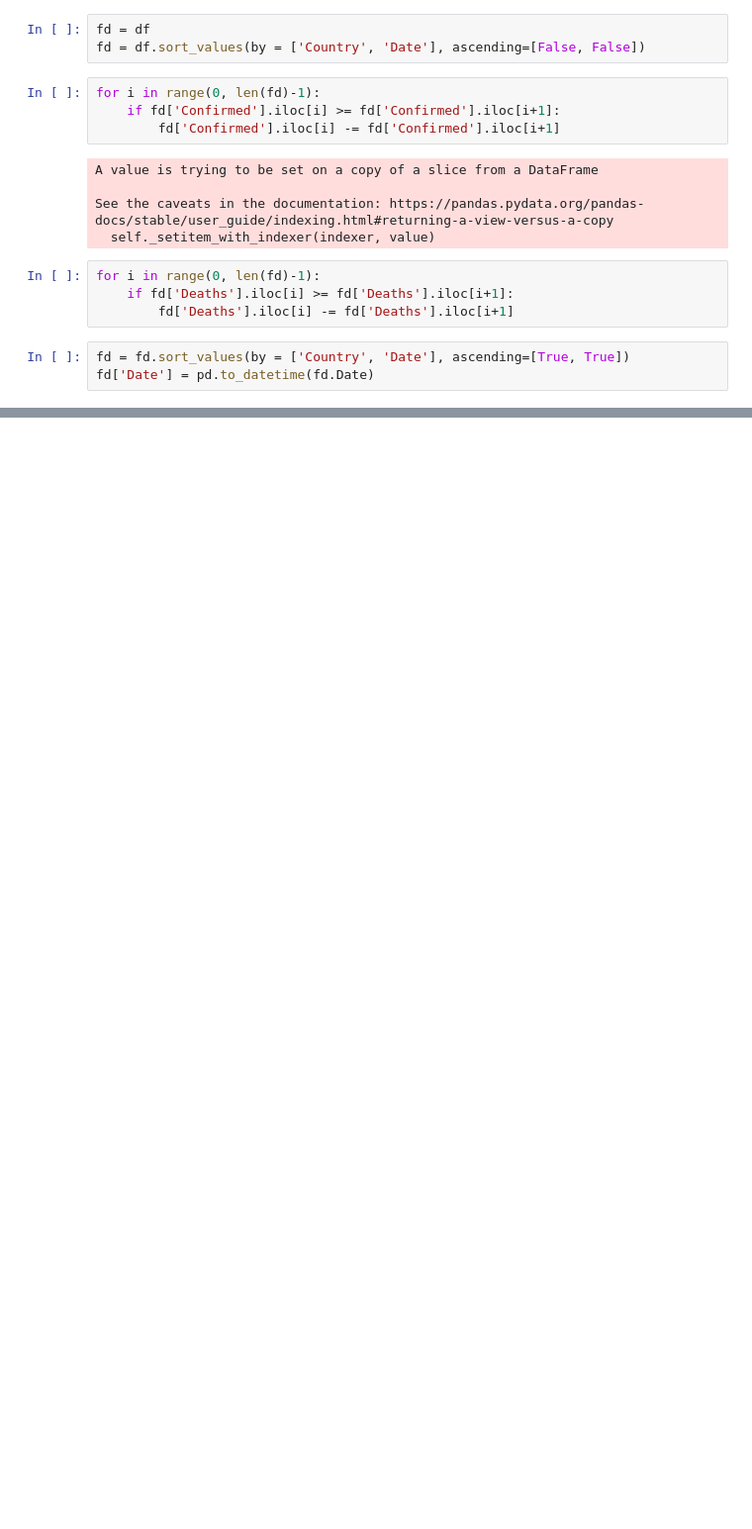
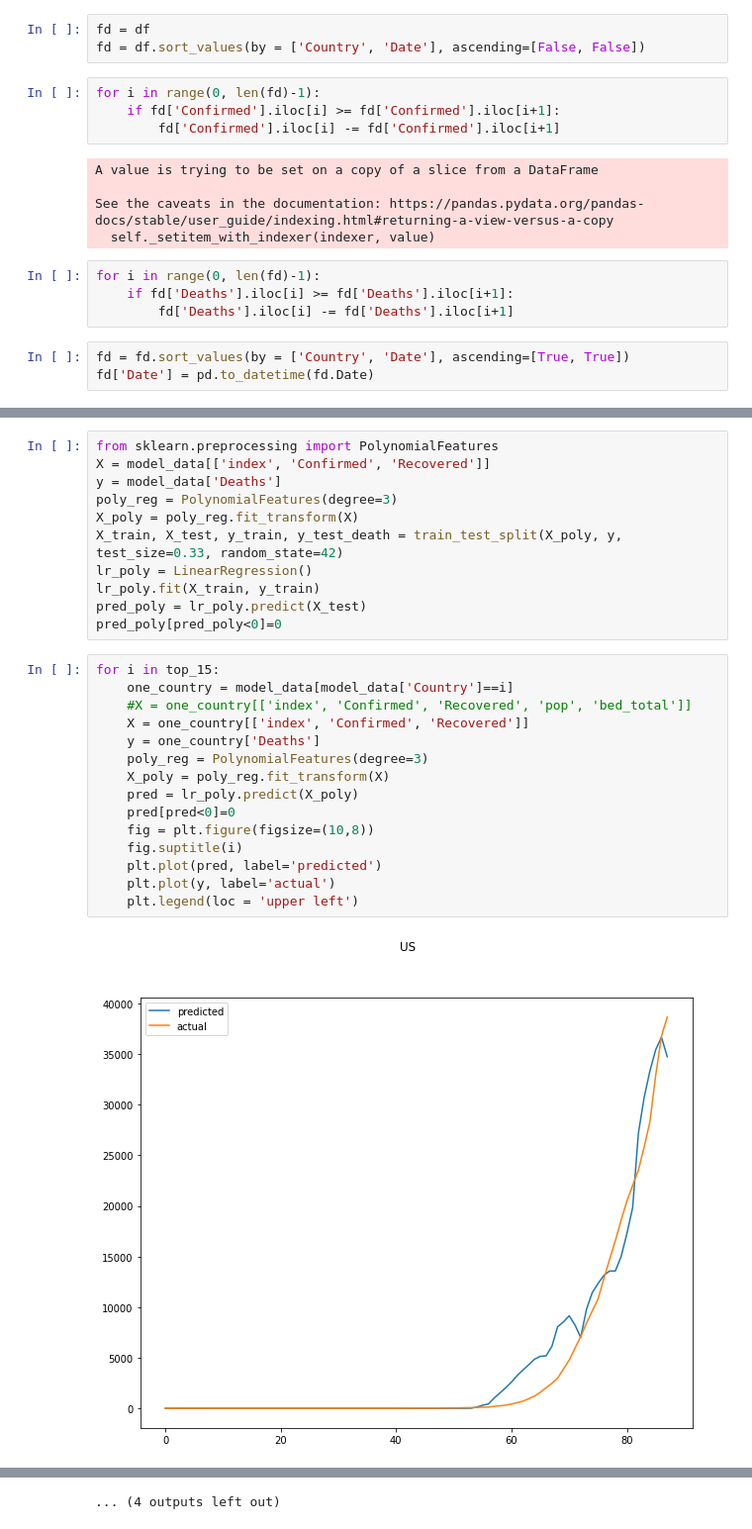
Before and after one commit to NeerajPise/DS, a Jupyter notebook: Data Exploratory NB JHU.ipynb, the cells around one changed output, grey strips where cells are left out. Shown at 99% size. Cells and saved outputs as stored; diff of their text form; blank space fills up the shorter version.

```diff
--- a/Data Exploratory NB JHU.ipynb
+++ b/Data Exploratory NB JHU.ipynb
@@ -128,0 +316,28 @@ f = sns.lineplot(x = 'Date', y='Deaths', data = fd, hue='Country')
+# %%
+from sklearn.preprocessing import PolynomialFeatures
+X = model_data[['index', 'Confirmed', 'Recovered']]
+y = model_data['Deaths']
+poly_reg = PolynomialFeatures(degree=3)
+X_poly = poly_reg.fit_transform(X)
+X_train, X_test, y_train, y_test_death = train_test_split(X_poly, y, test_size=0.33, random_state=42)
+lr_poly = LinearRegression()
+lr_poly.fit(X_train, y_train)
+pred_poly = lr_poly.predict(X_test)
+pred_poly[pred_poly<0]=0
+# %%
+for i in top_15:
+    one_country = model_data[model_data['Country']==i]
+    #X = one_country[['index', 'Confirmed', 'Recovered', 'pop', 'bed_total']]
+    X = one_country[['index', 'Confirmed', 'Recovered']]
+    y = one_country['Deaths']
+    poly_reg = PolynomialFeatures(degree=3)
+    X_poly = poly_reg.fit_transform(X)
+    pred = lr_poly.predict(X_poly)
+    pred[pred<0]=0
+    fig = plt.figure(figsize=(10,8))
+    fig.suptitle(i)
+    plt.plot(pred, label='predicted')
+    plt.plot(y, label='actual')
+    plt.legend(loc = 'upper left')
+# %% [output]
+[figure, added]
@@ -128,0 +355 @@ f = sns.lineplot(x = 'Date', y='Deaths', data = fd, hue='Country')
+... (4 outputs left out)
```
Also changed, not shown: parts of 29 cells of this notebook.
